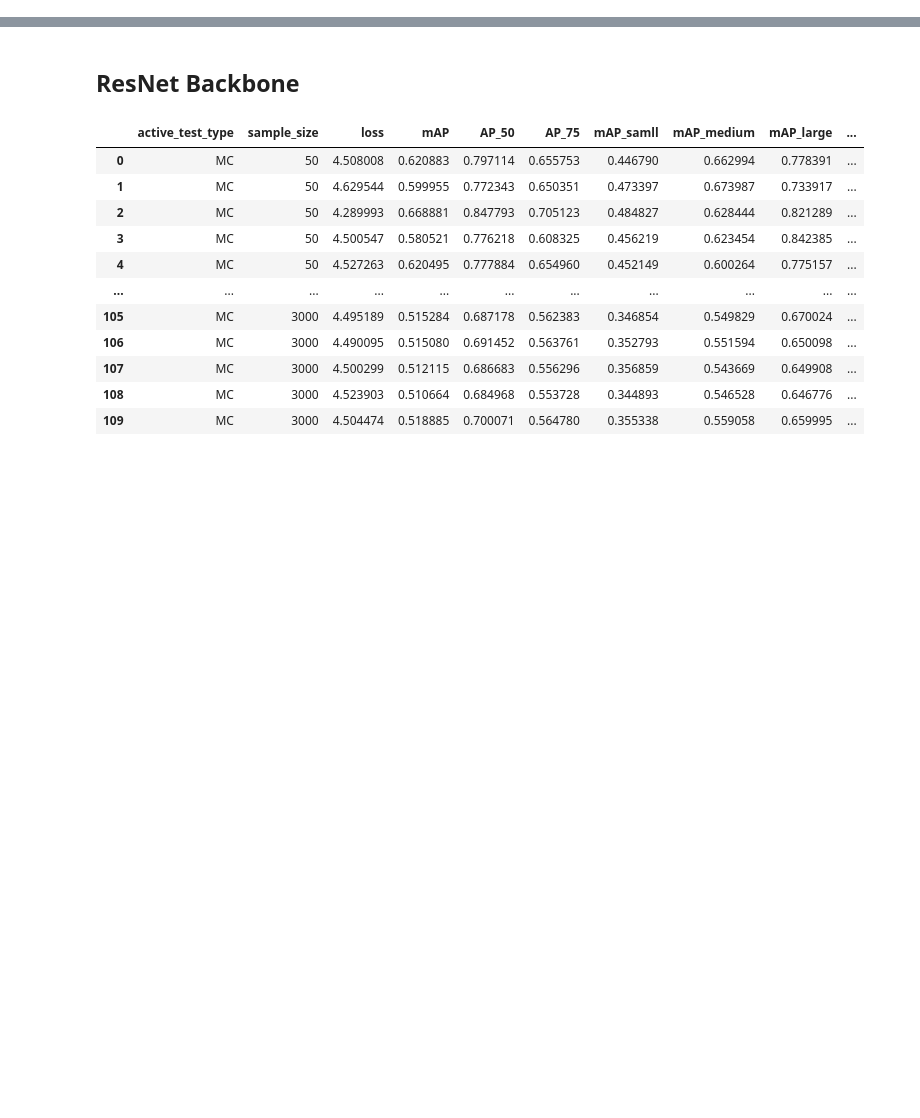
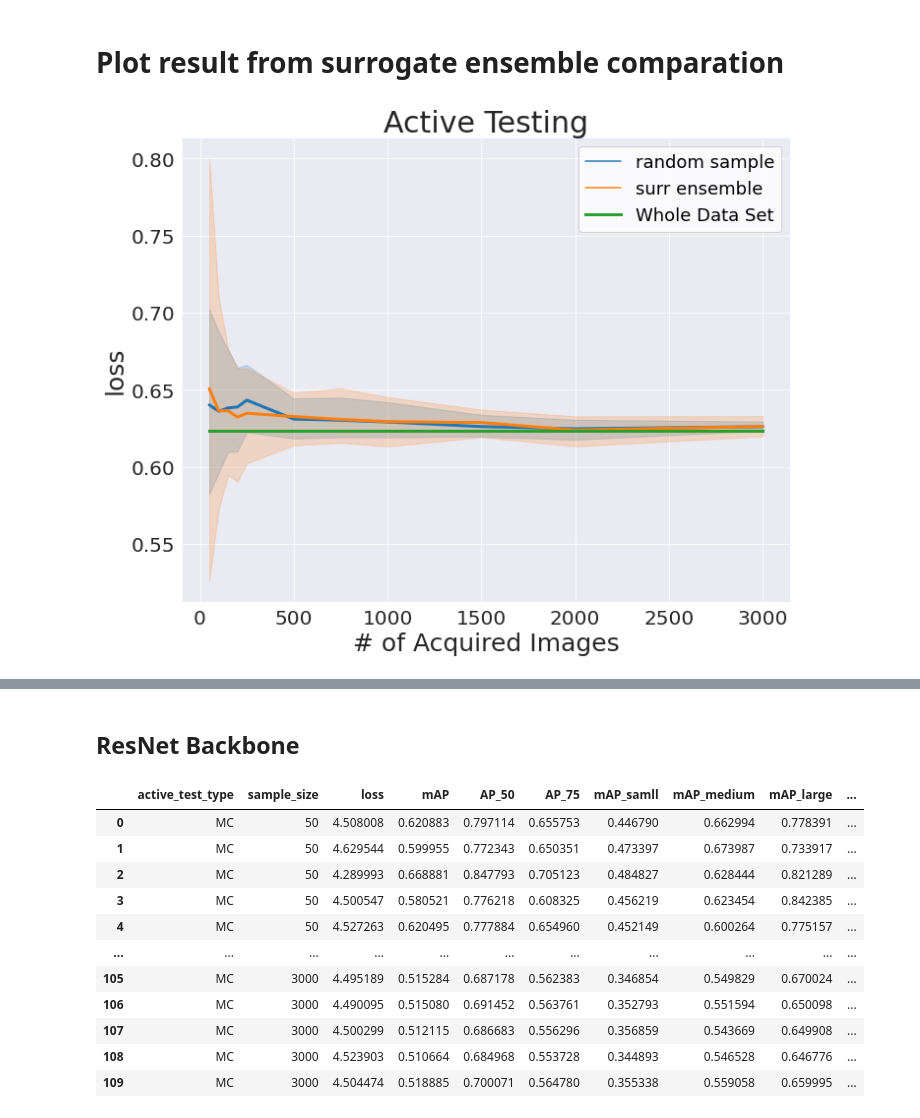
Before and after one commit to susanbao/orkspace, a Jupyter notebook: DINO/active_test_figure.ipynb, the cells around one changed output, grey strips where cells are left out. Saved outputs shown, nothing was run; the diff lists cells and outputs as text; code cells hidden in the pictures; blank space fills up the shorter version.

Commit message:
surrogate ensemble compare

```diff
--- a/DINO/active_test_figure.ipynb
+++ b/DINO/active_test_figure.ipynb
@@ -27,7 +28,8 @@ def add_entries(file):
         json_object = json.load(openfile)
     df = None
     for key,value in json_object.items():
-        del value['test_stats']
+        if 'test_stats' in value.keys():
+            del value['test_stats']
         temp_df = pd.DataFrame(value, index=[key])
         if df is None:
             df = temp_df
@@ -99,3 +120,20 @@ def read_baseline_data(data_path):
     with open(data_path, 'r') as openfile:
         none_swin_data = json.load(openfile)
     return none_swin_data["0"]
+# %% [markdown]
+# Plot result from surrogate ensemble comparation
+# %%
+# surrogate ensemble loss summary type: min
+result_json_path = "./results/surr_ensemble_compare/"
+true_loss_estimation_path = result_json_path + "None_R50_31.json"
+random_sample_path = result_json_path + "random_sample_R50_31_10_runs.json"
+surr_ensemble_path = result_json_path + "surr_ensemble_R50_31_10_runs_min.json"
+test_whole_data = read_baseline_data(true_loss_estimation_path)
+random_data = add_entries(random_sample_path)
+surr_data = add_entries(surr_ensemble_path)
+results = random_data
+results = results.append(surr_data,ignore_index=True)
+# %%
+plot_figure(results, test_whole_data, "loss")
+# %% [output]
+[figure, added]
```
Also changed, not shown: parts of 7 cells of this notebook, 1 other file.
